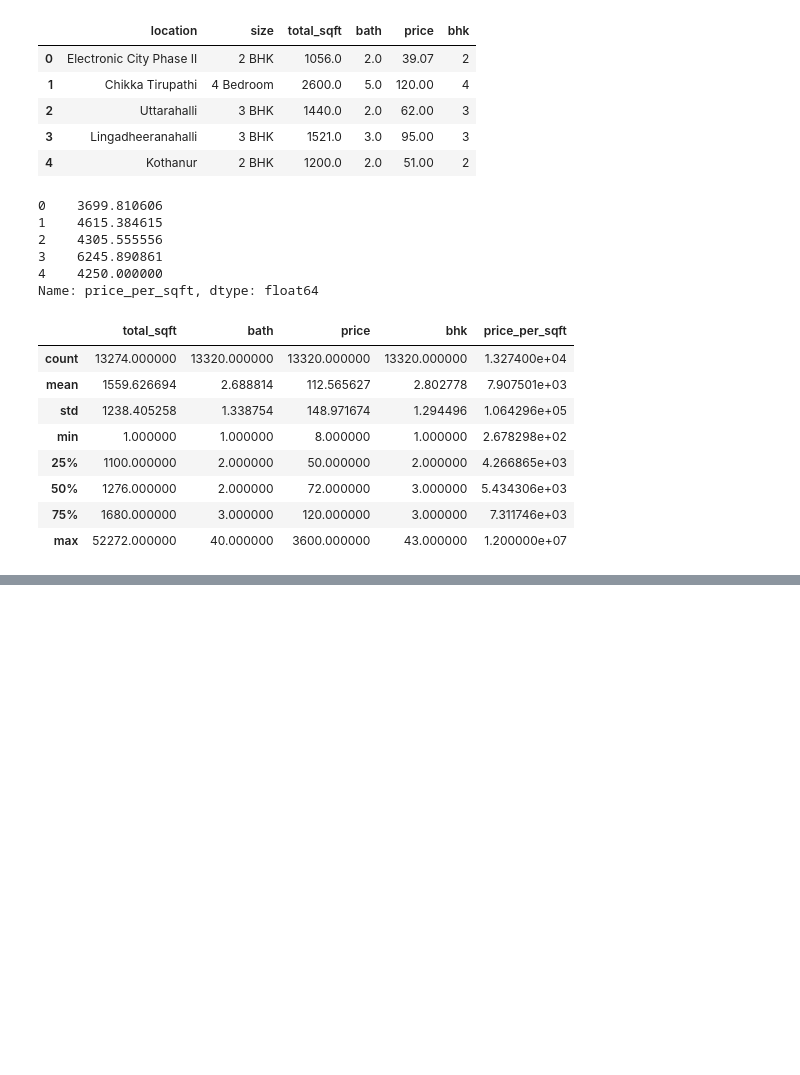
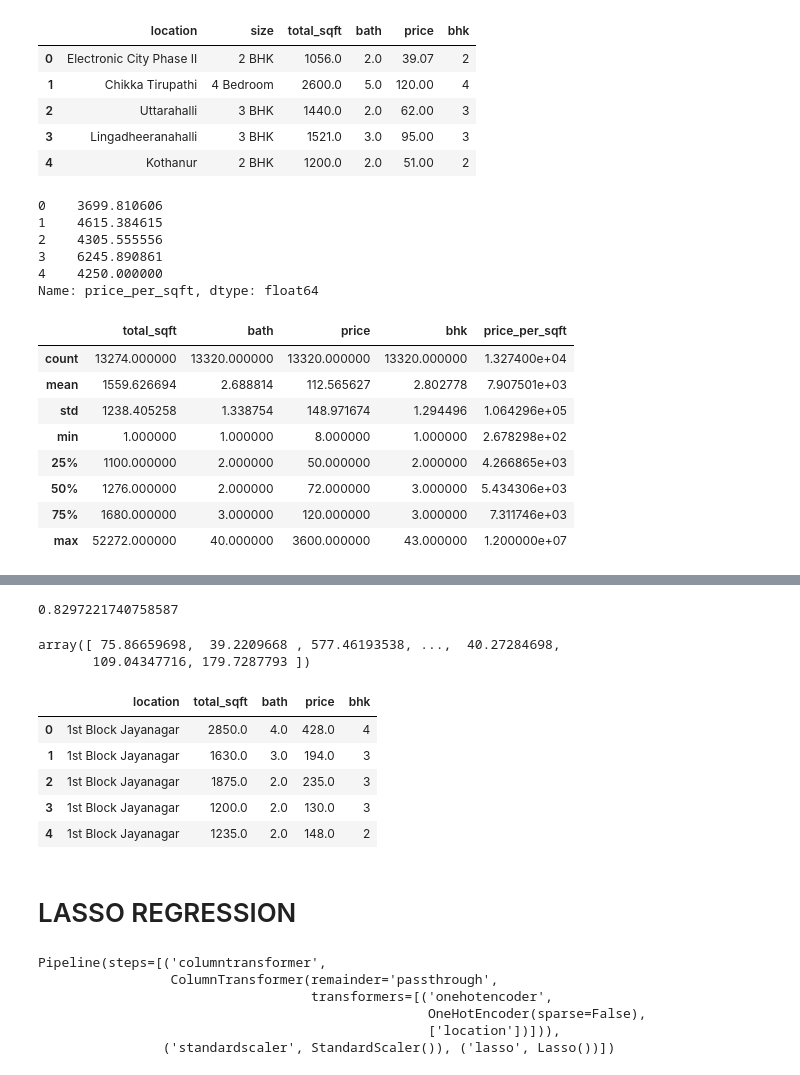
Before and after one commit to Utsuk7/Banglore-House-Price-Prediction, a Jupyter notebook: banglore_house_price_prediction.ipynb, the cells around one changed output, grey strips where cells are left out. Cells and saved outputs as stored; diff of their text form; code cells hidden in the pictures; blank space fills up the shorter version.

```diff
--- a/banglore_house_price_prediction.ipynb
+++ b/banglore_house_price_prediction.ipynb
@@ -290,0 +429,20 @@ Name: location, dtype: int64
+# %%
+r2_score(y_test,y_pred)
+# %% [output]
+0.8297221740758587
+# %%
+pipeline.predict(X_test)
+# %% [output]
+array([ 75.86659698,  39.2209668 , 577.46193538, ...,  40.27284698,
+       109.04347716, 179.7287793 ])
+# %%
+data_train.head()
+# %% [output]
+|  | location | total_sqft | bath | price | bhk |
+| 0 | 1st Block Jayanagar | 2850.0 | 4.0 | 428.0 | 4 |
+| 1 | 1st Block Jayanagar | 1630.0 | 3.0 | 194.0 | 3 |
+| 2 | 1st Block Jayanagar | 1875.0 | 2.0 | 235.0 | 3 |
+| 3 | 1st Block Jayanagar | 1200.0 | 2.0 | 130.0 | 3 |
+| 4 | 1st Block Jayanagar | 1235.0 | 2.0 | 148.0 | 2 |
+# %% [markdown]
+# LASSO REGRESSION
@@ -290,0 +453,9 @@ Name: location, dtype: int64
+# %%
+pipeline.fit(X_train,y_train)
+# %% [output]
+Pipeline(steps=[('columntransformer',
+                 ColumnTransformer(remainder='passthrough',
+                                   transformers=[('onehotencoder',
+                                                  OneHotEncoder(sparse=False),
+                                                  ['location'])])),
+                ('standardscaler', StandardScaler()), ('lasso', Lasso())])
```
Also changed, not shown: parts of 41 cells of this notebook.
